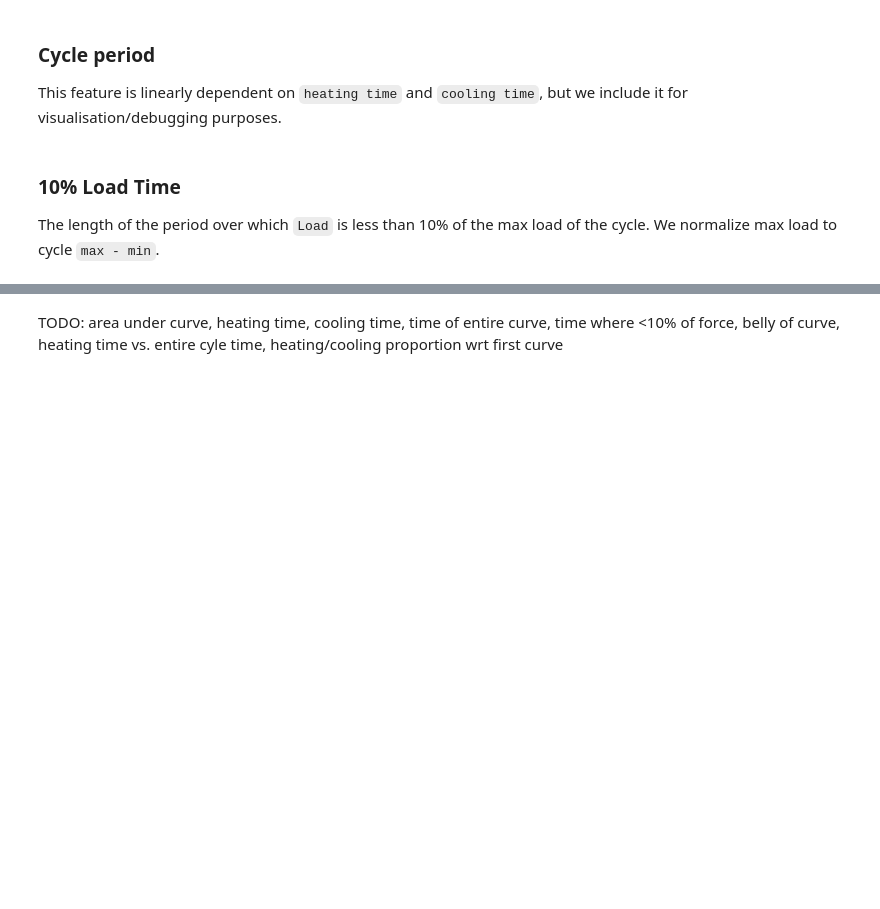
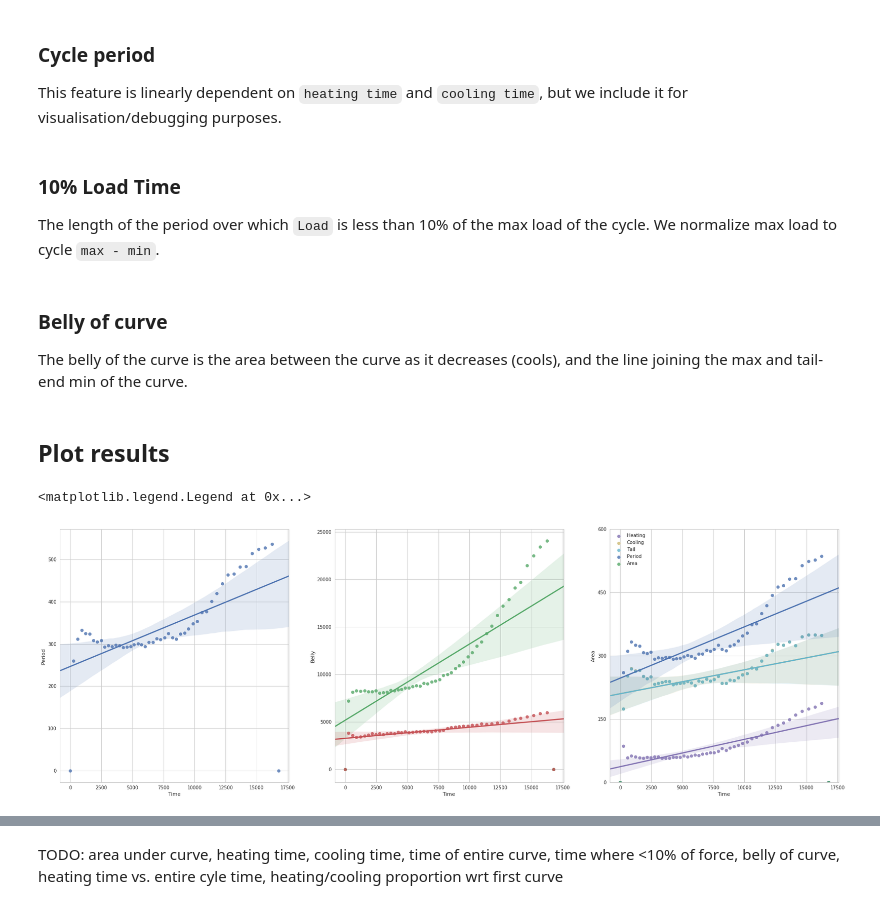
Before and after one commit to Columbia-Creative-Machines-Lab/muscle-prediction, a Jupyter notebook: feature-engineering-2.ipynb, the cells around one changed output, grey strips where cells are left out. Saved outputs shown, nothing was run; the diff lists cells and outputs as text; code cells hidden in the pictures; blank space fills up the shorter version.

```diff
--- a/feature-engineering-2.ipynb
+++ b/feature-engineering-2.ipynb
@@ -103,3 +104,6 @@ tails = tails.tolist(); tails.append(0)
 # %%
 gen = gen_index()
 df['Tail'] = df[df['Min']==1].apply(lambda row: tails[next(gen)], axis=1)
+# %% [markdown]
+### Belly of curve
+The belly of the curve is the area between the curve as it decreases (cools), and the line joining the max and tail-end min of the curve.
@@ -106,3 +122,28 @@ df['Tail'] = df[df['Min']==1].apply(lambda row: tails[next(gen)], axis=1)
+# %% [markdown]
+## Plot results
+# %%
+fig, axes = plt.subplots(nrows=1, ncols=3, figsize=(30,10))
+sns.set()
+sns.set_style('whitegrid')
+#sns.regplot('Time', 'Heating', df, ax=axes.flat[0]);
+#sns.regplot('Time', 'Cooling', df, ax=axes.flat[1])
+#sns.regplot('Time', 'Tail', df, ax=axes.flat[2])
+sns.regplot('Time', 'Period', df, ax=axes.flat[0], label='Period')
+sns.regplot('Time', 'Area', df, ax=axes.flat[1], label='Area')
+sns.regplot('Time', 'Belly', df, ax=axes.flat[1], label='Belly')
+#plt.legend()
+
+axes.flat[2].set_yticks(np.linspace(0,600,5))
+axes.flat[2].set_ylim(0, 600)
+sns.regplot('Time', 'Heating', df, ax=axes.flat[2], label='Heating')
+sns.regplot('Time', 'Cooling', df, ax=axes.flat[2], label='Cooling')
+sns.regplot('Time', 'Tail', df, ax=axes.flat[2], label='Tail')
+sns.regplot('Time', 'Period', df, ax=axes.flat[2], label='Period')
+sns.regplot('Time', 'Area', df, ax=axes.flat[2], label='Area')
+plt.legend()
+# %% [output]
+<matplotlib.legend.Legend at 0x...>
+[figure, added]
 # %%
 df[df['Min']==1]
 # %% [output]
```
Also changed, not shown: parts of 4 cells of this notebook.
